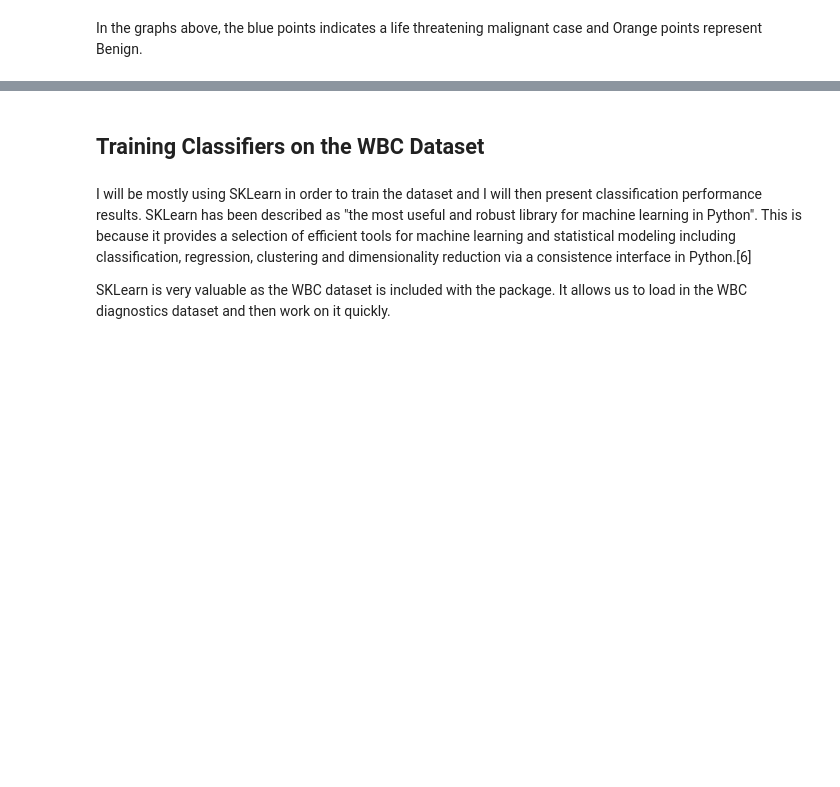
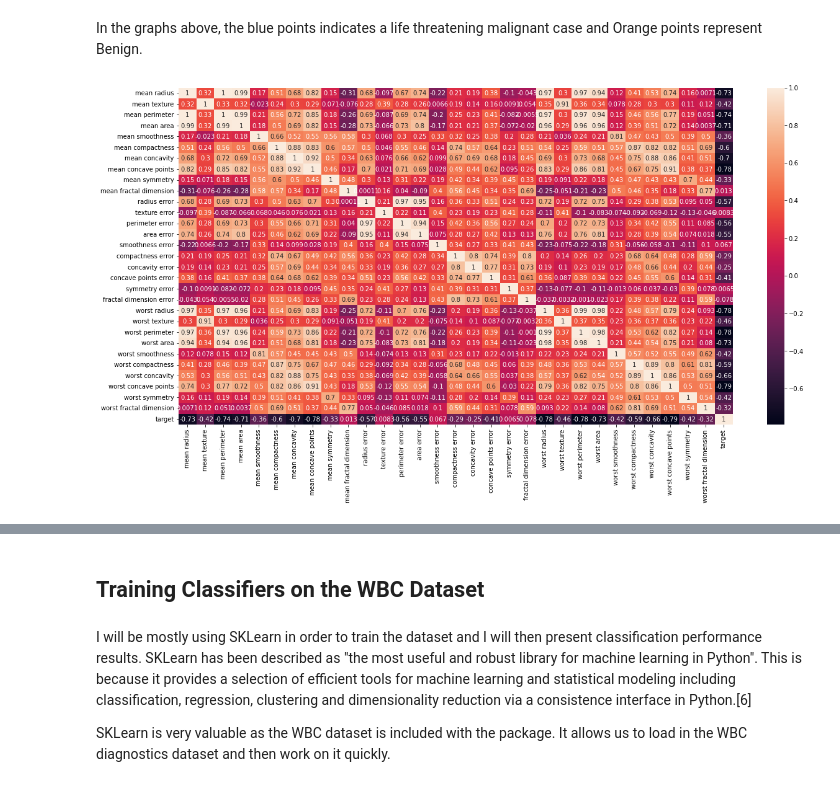
Before and after one commit to KenLin765/pfDA_Project_2, a Jupyter notebook: Main.ipynb, the cells around one changed output, grey strips where cells are left out. Drawn from its saved outputs; the diff is of its cells as text; code cells hidden in the pictures; blank space fills up the shorter version.

```diff
--- a/Main.ipynb
+++ b/Main.ipynb
@@ -188,2 +190,13 @@ sns.pairplot(df_cancer, hue = 'target', vars = ['mean radius', 'mean texture', '
 # %% [markdown]
 In the graphs above, the blue points indicates a life threatening malignant case and Orange points represent Benign.
+# %%
+## Code adapted from https://machinelearninghd.com/breast-cancer-case-study/
+
+plt.figure(figsize=(20,10))
+## plots figure
+sns.heatmap(df_cancer.corr(), annot=True)
+## created a correlation heatmap
+plt.show()
+## plots graph
+# %% [output]
+[figure, added]
```
Also changed, not shown: parts of 42 cells of this notebook.
